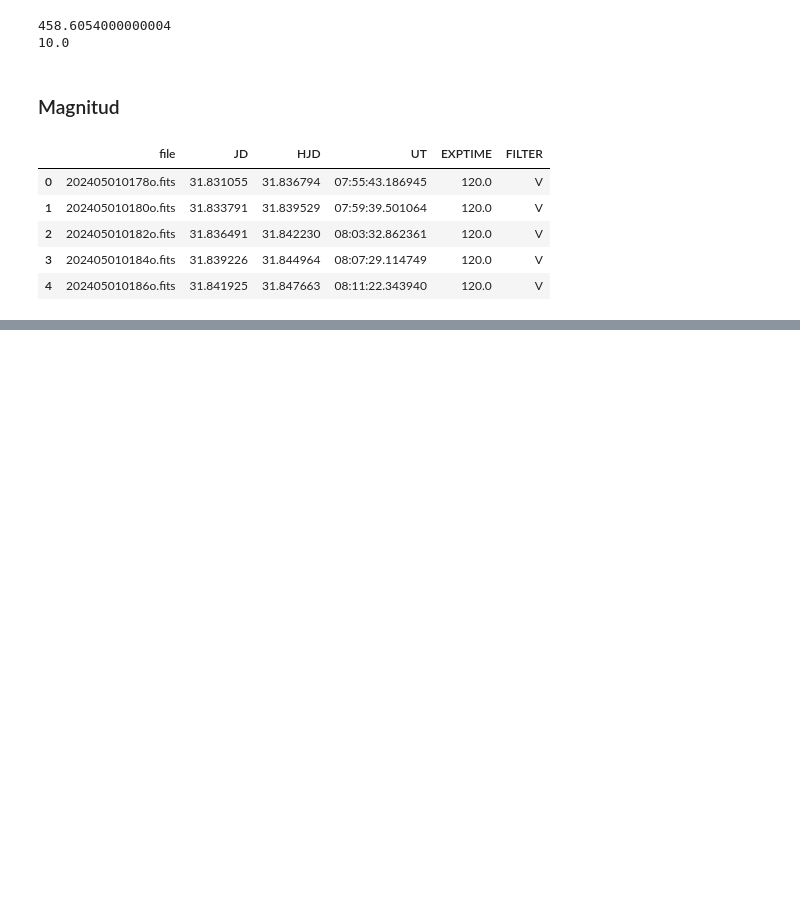
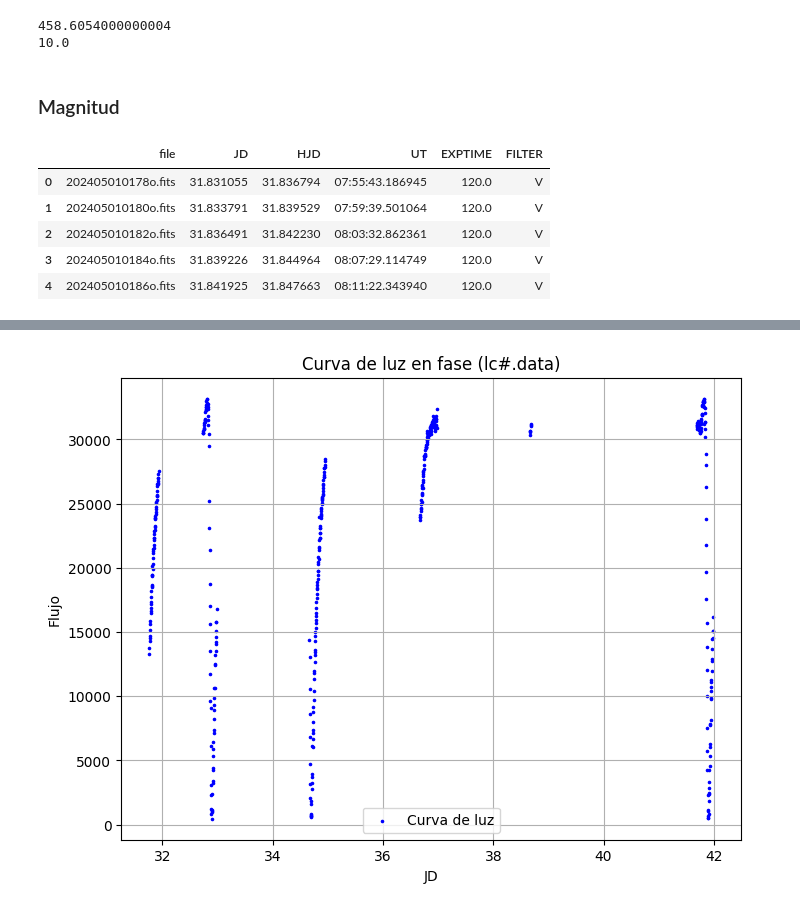
Before and after one commit to MaximilianoVM/isis_tools, a Jupyter notebook: jd_to_hjd.ipynb, the cells around one changed output, grey strips where cells are left out. Drawn from its saved outputs; the diff is of its cells as text; code cells hidden in the pictures; blank space fills up the shorter version.

```diff
--- a/jd_to_hjd.ipynb
+++ b/jd_to_hjd.ipynb
@@ -108,8 +95,0 @@ jd_to_hjd = {round(jd, 6): hjd for jd, hjd in zip(header_info['JD'], header_info
-# %%
-# reemplazamos en lc_data
-#lc_data['Tiempo(JD)'] = lc_data['Tiempo(JD)'].map(jd_to_hjd)
-
-# reemplazar en lc_data (usando el JD redondeado a 6 decimales para matching)
-lc_data['Tiempo(JD)'] = lc_data['Tiempo(JD)'].apply(
-    lambda x: jd_to_hjd.get(round(x, 6), x)  # Mantiene el original si no hay match
-)
@@ -129,0 +132,10 @@ lc_data.to_csv(otuput_name, sep='\t', index=False, header=False)
+# %%
+merged_df = pd.merge_asof(
+    lc_data.sort_values(by='JD'),                # DataFrame base
+    header_info.sort_values(by='JD'),            # DataFrame a unir
+    on='JD',               # columna clave
+    direction='nearest',   # unir con el HJD más cercano
+    tolerance=0.0005       # tolerancia opcional para evitar errores si hay diferencias grandes
+)
+
+merged_df = merged_df.drop(['refMagInstr', 'errFlujo', 'errRefF'], axis=1)
@@ -129,0 +158,14 @@ lc_data.to_csv(otuput_name, sep='\t', index=False, header=False)
+# %%
+import matplotlib.pyplot as plt
+
+# Generar la grafica
+plt.figure(figsize=(8, 6))
+plt.scatter(merged_df['JD'], merged_df['Flujo'], s=2.5, color='blue', label='Curva de luz')
+plt.xlabel('JD')
+plt.ylabel('Flujo')
+plt.title('Curva de luz en fase (lc#.data)')
+plt.legend()
+plt.grid()
+plt.show()
+# %% [output]
+[figure, added]
```
Also changed, not shown: parts of 17 cells of this notebook.
